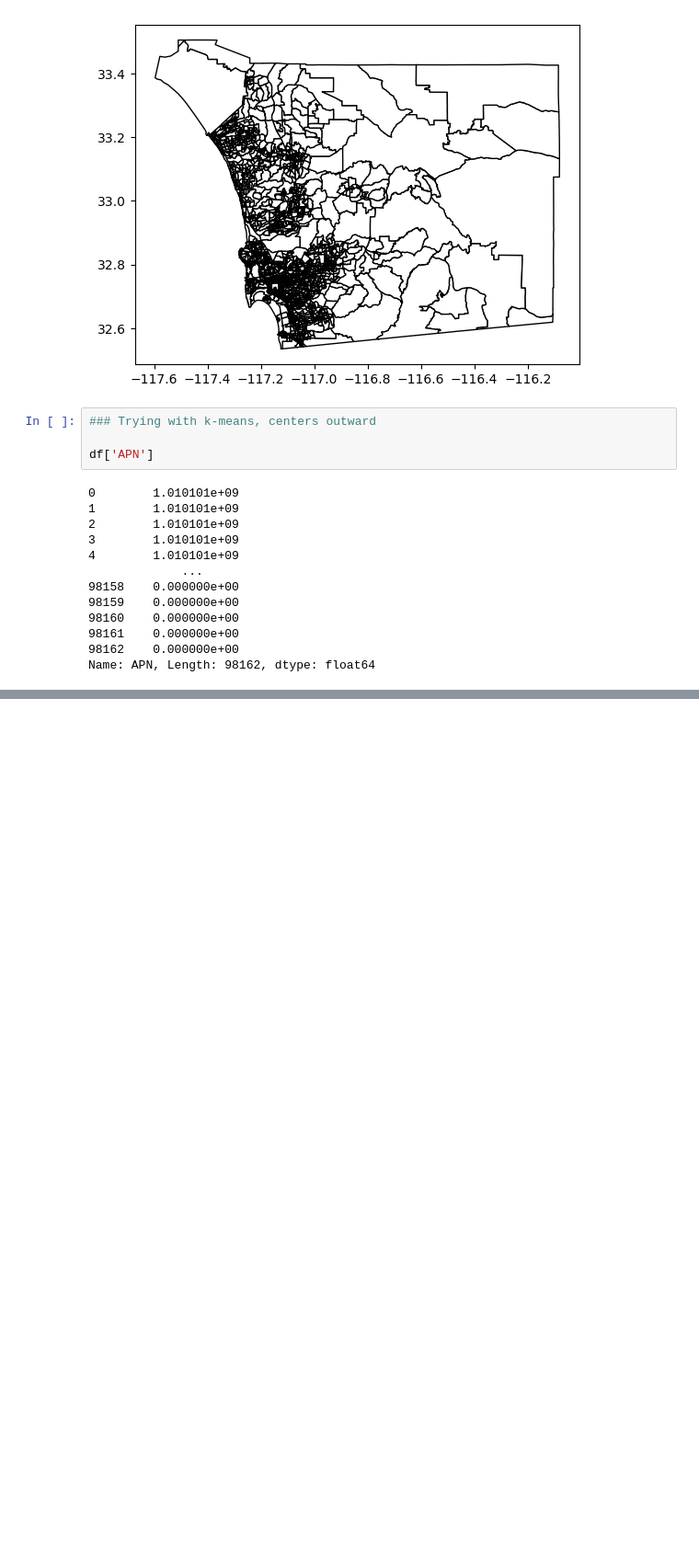
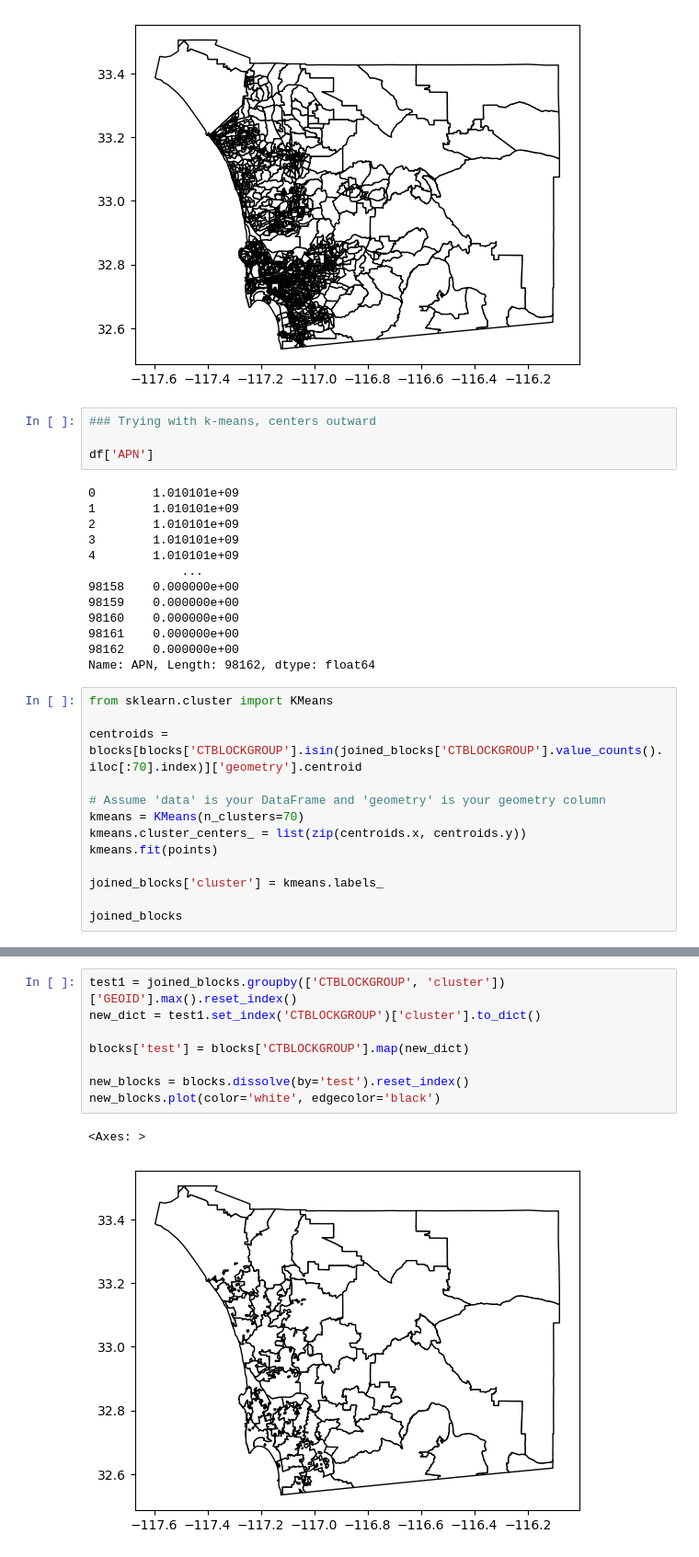
Before and after one commit to michaelmss/DSC180A-Activity-Centers, a Jupyter notebook: Notebooks/eda_kn.ipynb, the cells around one changed output, grey strips where cells are left out. Shown at 92% size. Cells and saved outputs as stored; diff of their text form; blank space fills up the shorter version.

Commit message:
Updated with tract graphs

```diff
--- a/Notebooks/eda_kn.ipynb
+++ b/Notebooks/eda_kn.ipynb
@@ -234,3 +147,16 @@ df['APN']
 98161    0.000000e+00
 98162    0.000000e+00
 Name: APN, Length: 98162, dtype: float64
+# %%
+from sklearn.cluster import KMeans
+
+centroids = blocks[blocks['CTBLOCKGROUP'].isin(joined_blocks['CTBLOCKGROUP'].value_counts().iloc[:70].index)]['geometry'].centroid
+
+# Assume 'data' is your DataFrame and 'geometry' is your geometry column
+kmeans = KMeans(n_clusters=70)
+kmeans.cluster_centers_ = list(zip(centroids.x, centroids.y))
+kmeans.fit(points)
+
+joined_blocks['cluster'] = kmeans.labels_
+
+joined_blocks
@@ -236,0 +178,11 @@ Name: APN, Length: 98162, dtype: float64
+# %%
+test1 = joined_blocks.groupby(['CTBLOCKGROUP', 'cluster'])['GEOID'].max().reset_index()
+new_dict = test1.set_index('CTBLOCKGROUP')['cluster'].to_dict()
+
+blocks['test'] = blocks['CTBLOCKGROUP'].map(new_dict)
+
+new_blocks = blocks.dissolve(by='test').reset_index()
+new_blocks.plot(color='white', edgecolor='black')
+# %% [output]
+<Axes: >
+[figure, added]
```
Also changed, not shown: parts of 22 cells of this notebook.
